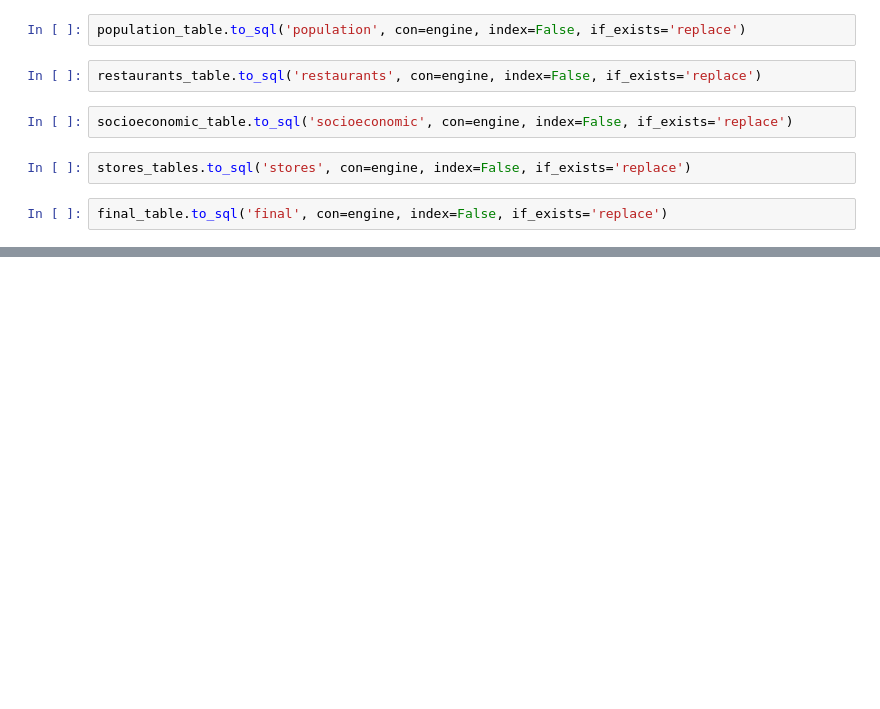
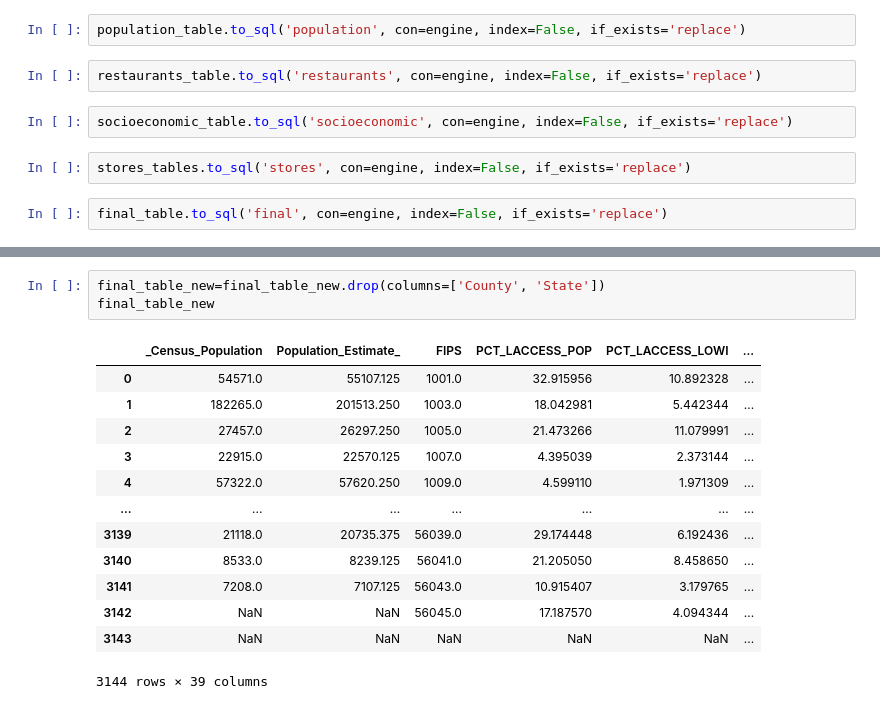
Before and after one commit to TMWRose/Group-1---Food-Deserts-How-They-Affect-Community-Health, a Jupyter notebook: Extracting_Full_DB.ipynb, the cells around one changed output, grey strips where cells are left out. Cells and saved outputs as stored; diff of their text form; blank space fills up the shorter version.

```diff
--- a/Extracting_Full_DB.ipynb
+++ b/Extracting_Full_DB.ipynb
@@ -122,0 +224,17 @@ final_table.to_sql('final', con=engine, index=False, if_exists='replace')
+# %%
+final_table_new=final_table_new.drop(columns=['County', 'State'])
+final_table_new
+# %% [output]
+|  | _Census_Population | Population_Estimate_ | FIPS | PCT_LACCESS_POP | PCT_LACCESS_LOWI | ... |
+| 0 | 54571.0 | 55107.125 | 1001.0 | 32.915956 | 10.892328 | ... |
+| 1 | 182265.0 | 201513.250 | 1003.0 | 18.042981 | 5.442344 | ... |
+| 2 | 27457.0 | 26297.250 | 1005.0 | 21.473266 | 11.079991 | ... |
+| 3 | 22915.0 | 22570.125 | 1007.0 | 4.395039 | 2.373144 | ... |
+| 4 | 57322.0 | 57620.250 | 1009.0 | 4.599110 | 1.971309 | ... |
+| ... | ... | ... | ... | ... | ... | ... |
+| 3139 | 21118.0 | 20735.375 | 56039.0 | 29.174448 | 6.192436 | ... |
+| 3140 | 8533.0 | 8239.125 | 56041.0 | 21.205050 | 8.458650 | ... |
+| 3141 | 7208.0 | 7107.125 | 56043.0 | 10.915407 | 3.179765 | ... |
+| 3142 | NaN | NaN | 56045.0 | 17.187570 | 4.094344 | ... |
+| 3143 | NaN | NaN | NaN | NaN | NaN | ... |
+3144 rows × 39 columns
```
Also changed, not shown: parts of 22 cells of this notebook.
